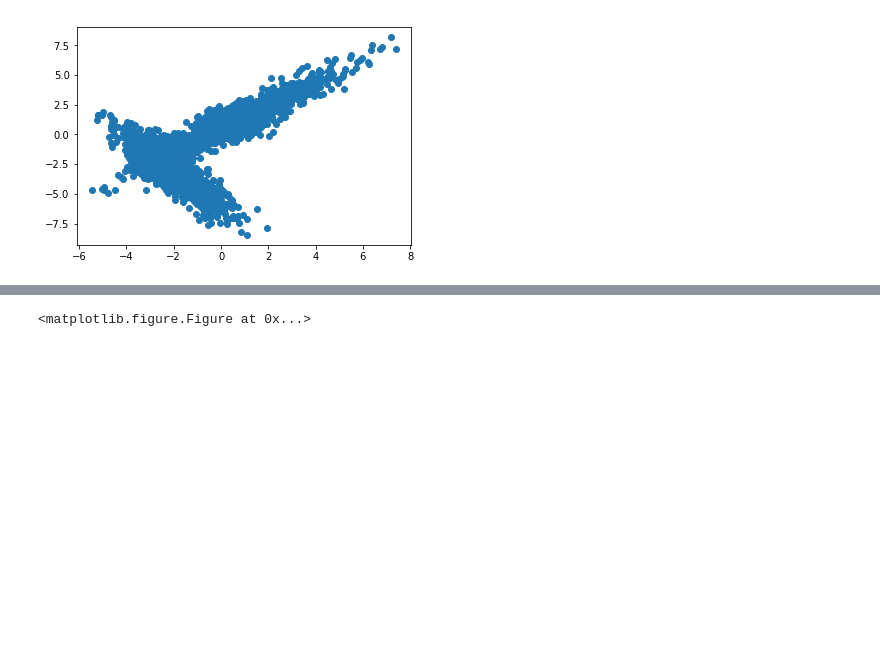
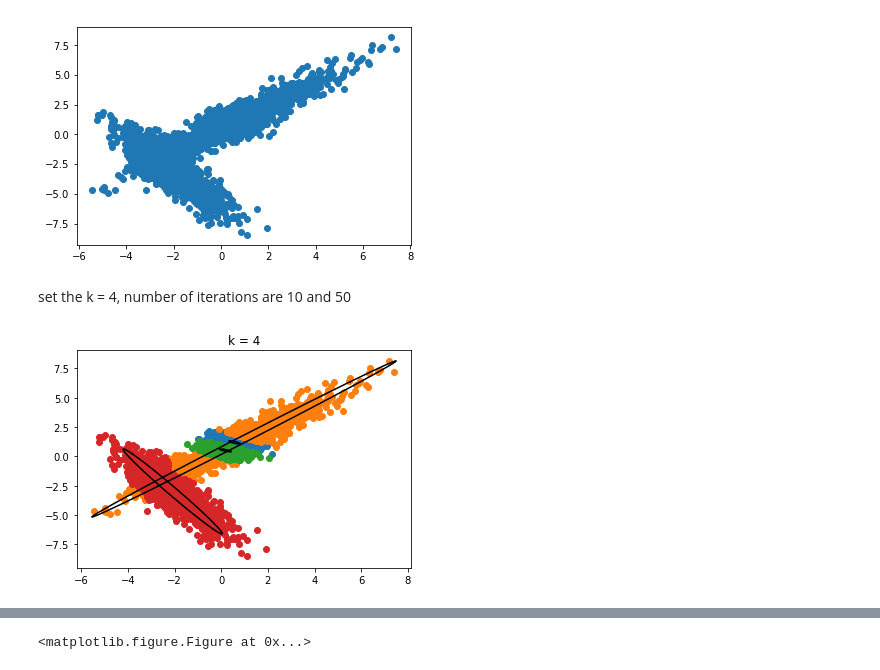
Before and after one commit to dorianHe/MusterErkennung, a Jupyter notebook: homework5/homework5.ipynb, the cells around one changed output, grey strips where cells are left out. Cells and saved outputs as stored; diff of their text form; code cells hidden in the pictures; blank space fills up the shorter version.

```diff
--- a/homework5/homework5.ipynb
+++ b/homework5/homework5.ipynb
@@ -98,3 +98,28 @@ class em_cluster():
                 self.norm_lst.append(sum_norm)
 
             self.result = cluster_lst
+# %% [markdown]
+set the k = 4, number of iterations are 10 and  50
+# %%
+k = 4
+n = 10
+cluster = em_cluster()
+cluster.fit(k, data, num_iteration = n, measure = 'N')
+
+for type_cluster in np.unique(cluster.result):
+    x,y = get_xy(data[cluster.result == type_cluster])
+    plt.title("k = " + str(k))
+    plt.scatter(x, y)
+
+    num_points = 1000
+    radius = 1
+    arcs = np.linspace(0, 2 * np.pi, num_points)
+    cx = radius * np.sin(arcs)
+    cy = radius * np.cos(arcs)
+
+    xy = np.array(zip(cx, cy))
+
+    cx, cy = zip(*xy.dot(cluster.covmatrix_dict[type_cluster]))
+    plt.plot(cx + cluster.mean_dict[type_cluster][0], cy+cluster.mean_dict[type_cluster][1], color = 'black')
+# %% [output]
+[figure, added]
```
Also changed, not shown: parts of 2 cells of this notebook, 1 other file.
